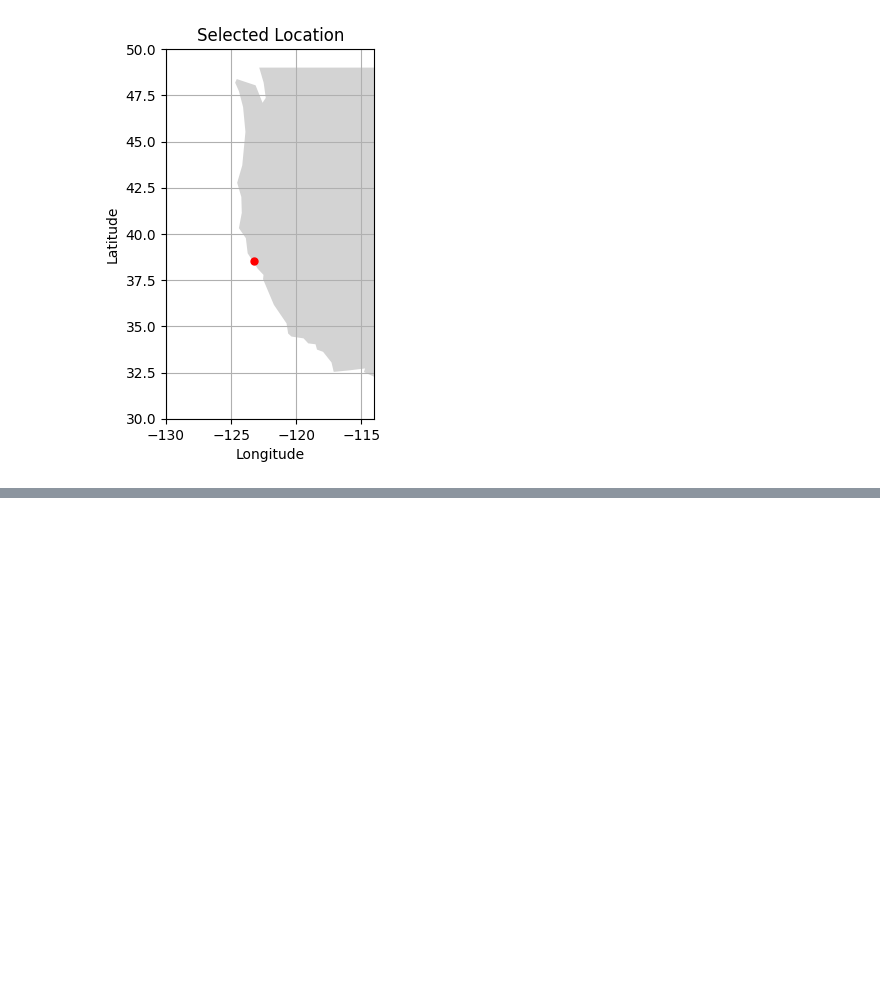
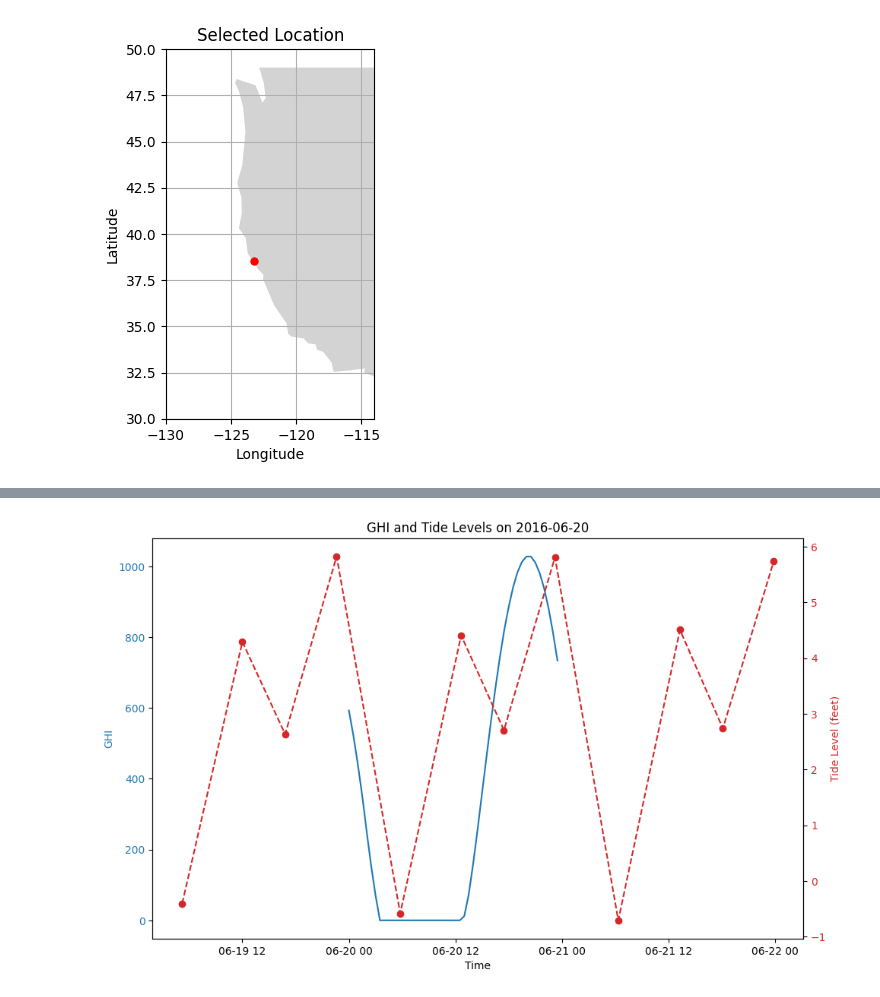
Before and after one commit to bbukaty/heat-wave-analysis, a Jupyter notebook: yearly_ghi.ipynb, the cells around one changed output, grey strips where cells are left out. Cells and saved outputs as stored; diff of their text form; code cells hidden in the pictures; blank space fills up the shorter version.

```diff
--- a/yearly_ghi.ipynb
+++ b/yearly_ghi.ipynb
@@ -72,0 +178,21 @@ Text(0.5, 1.0, 'FR ghi in 2013')
+# %%
+fig, ax1 = plt.subplots(figsize=(10, 6))
+
+# Plot GHI data
+ax1.plot(day_time_index, day_tseries, label='GHI', color='tab:blue')
+ax1.set_xlabel('Time')
+ax1.set_ylabel('GHI', color='tab:blue')
+ax1.tick_params(axis='y', labelcolor='tab:blue')
+
+# Create a secondary y-axis for tide data
+ax2 = ax1.twinx()
+ax2.plot(df['t'], df['v'], label='Tide Level', color='tab:red', marker='o', linestyle='--')
+ax2.set_ylabel('Tide Level (feet)', color='tab:red')
+ax2.tick_params(axis='y', labelcolor='tab:red')
+
+# Optionally, add a legend or more labels
+fig.tight_layout()
+plt.title(f"GHI and Tide Levels on {user_specified_date}")
+plt.show()
+# %% [output]
+[figure, added]
```
Also changed, not shown: parts of 11 cells of this notebook, 5 other files.
